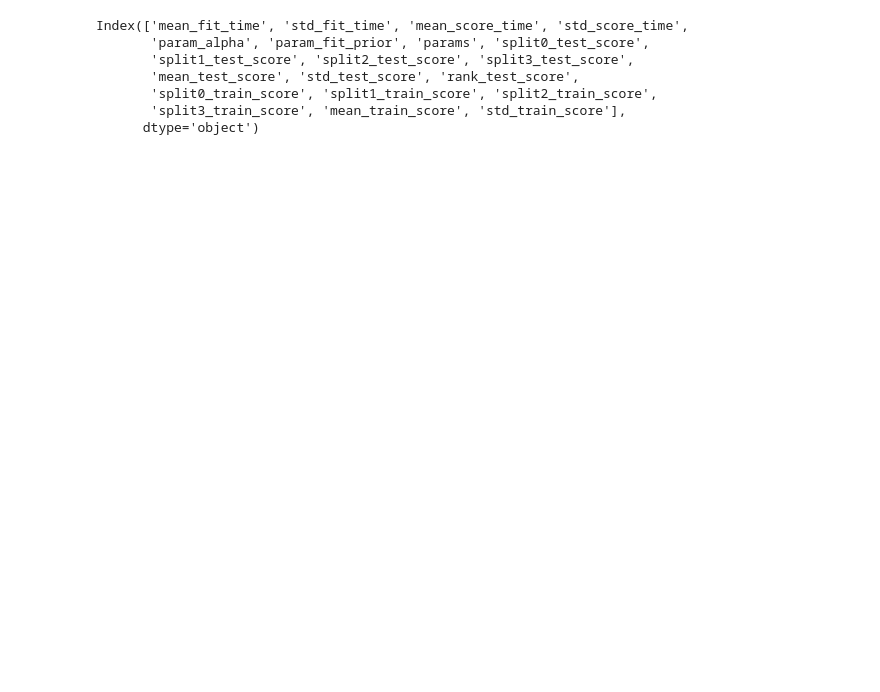
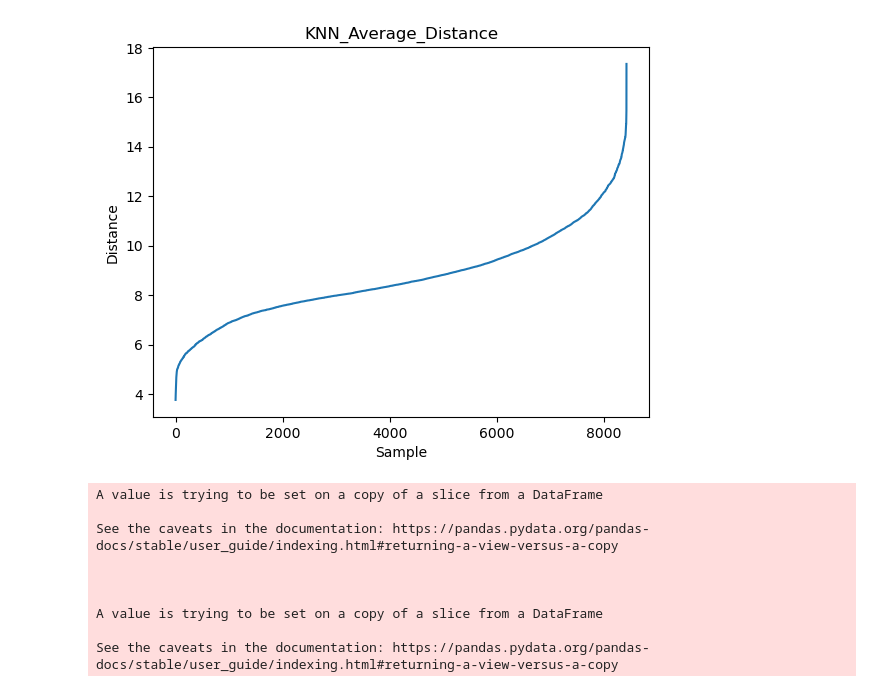
Before and after one commit to Tylman-M/Machine_Learning, a Jupyter notebook: Hw3/main_hwk3.ipynb, the cells around one changed output. Cells and saved outputs as stored; diff of their text form; code cells hidden in the pictures; blank space fills up the shorter version.

Commit message:
Stopping point for tonight

```diff
--- a/Hw3/main_hwk3.ipynb
+++ b/Hw3/main_hwk3.ipynb
@@ -26,7 +24,7 @@ out_dir = Path('output')
 out_dir.mkdir(exist_ok=True)
 res_dir = Path('results')
 res_dir.mkdir(exist_ok=True)
-train_model = True
+train_model = False
 save = True
 # %%
 def make_df(model_list,opt_list):
@@ -61,20 +59,20 @@ def seaborn_friendly(res):
     res = res.explode(['mean_score','type','std_score'],ignore_index=True)
     return res
 
-def plot_cv_param_res(res,xs, param, save=False, out_dir = '.',key='model'):
+def plot_cv_param_res(res,xs, param, save=False, out_dir = '.',key='model', y='mean_score'):
     test = seaborn_friendly(res)
     if isinstance(xs,str):
         xs = [xs]
     for x in xs:
-        ax = sns.lineplot(x=x, y='mean_score',hue=param,style='type',data=test)
-        ax.set(title="{} Avg Performance by {}".format(key.upper(),param))
+        ax = sns.lineplot(x=x, y=y,hue=param,style='type',data=test)
+        ax.set(title="{} {} by {}".format(key.upper(),y,param))
         if save:
-            ax.get_figure().savefig(Path(out_dir,"{}_performance_{}.png".format(param,x)))
+            ax.get_figure().savefig(Path(out_dir,f"{param}_{y}_{x}.png"))
         show()
 # %%
 if train_model:
     distance_options = ['uniform','distance',rbf]
-    neighbor_options = np.arange(20) + 1 #Set to be higher later tonight
+    neighbor_options = np.arange(100) + 1
     knn_grid = {'n_neighbors':neighbor_options, 'weights':distance_options}
     knn = KNeighborsClassifier()
     knn_cv = GridSearchCV(knn, knn_grid,n_jobs=-1,verbose=10, cv=4,return_train_score=True)
@@ -85,7 +83,7 @@ if train_model:
     del(knn_cv)
 
     nb = MultinomialNB()
-    alphas = np.linspace(0.01, 5, 10) # Set to be more later tonight (was 51)
+    alphas = np.linspace(0.01, 5, 100) # Set to be more later tonight (was 51)
     nb_grid = {'alpha':alphas, 'fit_prior':[True, False]}
     nb_cv = GridSearchCV(nb, nb_grid, n_jobs=-1,verbose=10, cv=4,return_train_score=True)
     nb_cv.fit(train_x,train_y)
@@ -95,10 +93,10 @@ if train_model:
     del(nb_cv)
 
     rf = RandomForestClassifier()
-    estimators = np.arange(100, 500, 100) # Originally 100, 1000, 100
-    max_depth = list(range(10,60, 20))
+    estimators = np.arange(100, 1000, 50) # Originally 100, 1000, 100
+    max_depth = list(range(10,100, 10))
     max_depth.append(None)
-    max_features = ['sqrt']#,'log2']
+    max_features = ['sqrt','log2']
     rf_grid = {'n_estimators':estimators, 'max_depth':max_depth, 'max_features':max_features}
     rf_cv = GridSearchCV(rf, rf_grid, n_jobs=-1,verbose=10, cv=4,return_train_score=True)
     rf_cv.fit(train_x,train_y)
@@ -108,9 +106,9 @@ if train_model:
     del(rf_cv)
 
     gb = GradientBoostingClassifier()
-    losses = ['log_loss']#,'exponential']
-    learning_rates = np.linspace(.01, 2, 10)
-    n_estimators = np.arange(100,500, 100)
+    losses = ['log_loss','exponential']
+    learning_rates = np.linspace(.01, 2, 25)
+    n_estimators = np.arange(100,700, 100)
     gb_grid = {'loss':losses,'learning_rate' : learning_rates, "n_estimators":n_estimators}
     gb_cv = GridSearchCV(gb, gb_grid,n_jobs=-1,verbose=10, cv=4,return_train_score=True)
     gb_cv.fit(train_x,train_y)
@@ -193,0 +275,6 @@ for key, x in zip(keys,xs):
+# %%
+
+knn_analyze(test_x, test_y, save=save, out_dir=Path(res_dir,'knn'))
+tree_analyze(save=save,out_dir=res_dir)
+nb_analyze(save=save, out_dir=res_dir)
+# %% [output]
@@ -193,0 +283 @@ for key, x in zip(keys,xs):
+[figure, added]
@@ -194,12 +287,16 @@ for key, x in zip(keys,xs):
 # %%
-# model_res = load_model('gb')
-# df =  pd.DataFrame.from_dict(model_res.cv_results_)
-# df.columns
+res = load_model('gb')
+best_model = res.best_estimator_
+df =  pd.DataFrame.from_dict(res.cv_results_)
+best_res = df.iloc[res.best_index_]
+best_res['best_final_test'] = best_model.score(test_x,test_y)
 # %% [output]
-Index(['mean_fit_time', 'std_fit_time', 'mean_score_time', 'std_score_time',
-       'param_alpha', 'param_fit_prior', 'params', 'split0_test_score',
-       'split1_test_score', 'split2_test_score', 'split3_test_score',
-       'mean_test_score', 'std_test_score', 'rank_test_score',
-       'split0_train_score', 'split1_train_score', 'split2_train_score',
-       'split3_train_score', 'mean_train_score', 'std_train_score'],
-      dtype='object')
+A value is trying to be set on a copy of a slice from a DataFrame
+
+See the caveats in the documentation: https://pandas.pydata.org/pandas-docs/stable/user_guide/indexing.html#returning-a-view-versus-a-copy
+
+
+
+A value is trying to be set on a copy of a slice from a DataFrame
+
+See the caveats in the documentation: https://pandas.pydata.org/pandas-docs/stable/user_guide/indexing.html#returning-a-view-versus-a-copy
```
Also changed, not shown: parts of 16 cells of this notebook, 51 other files.
